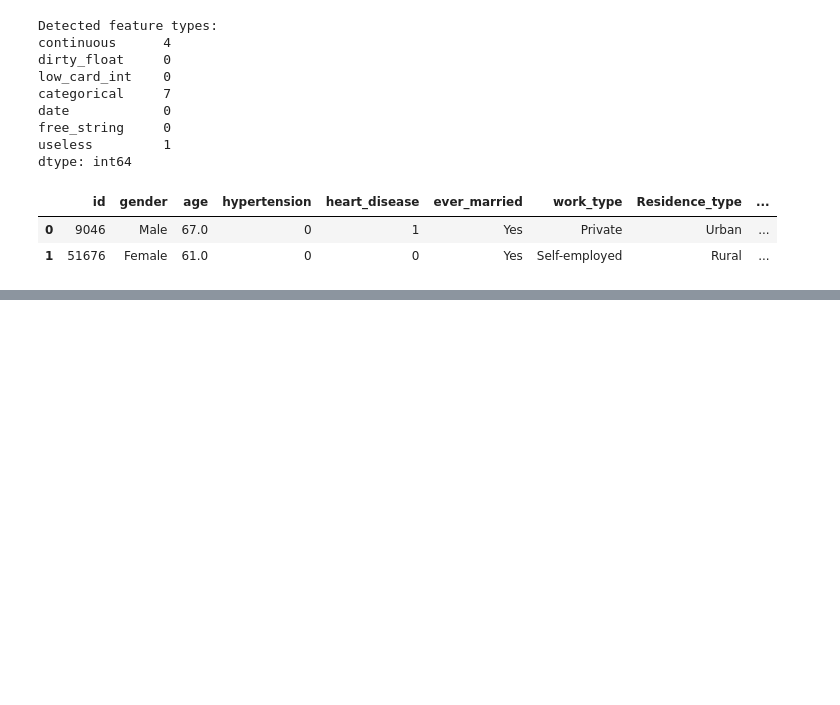
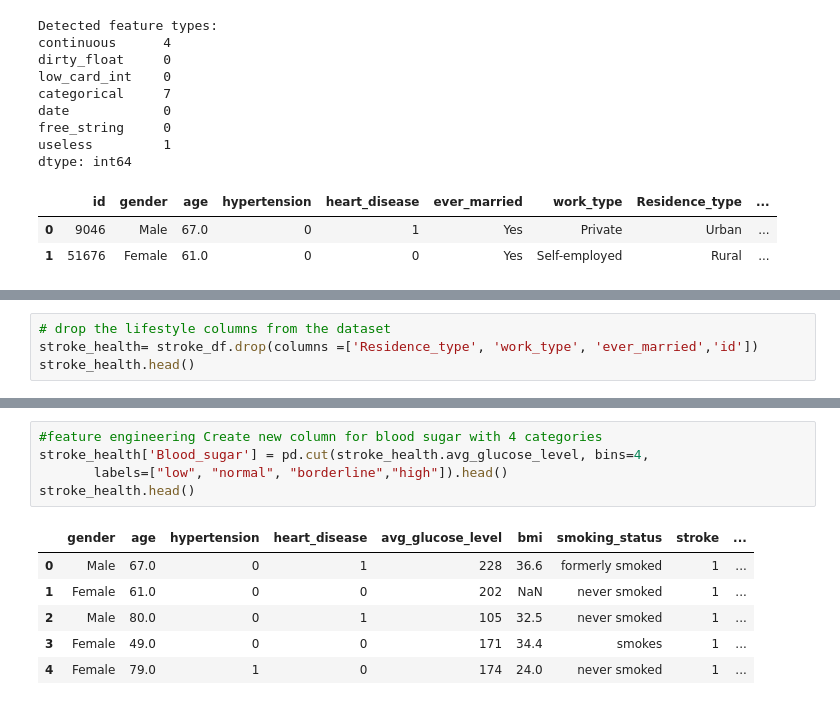
Before and after one commit to EBelekanich/Stroke-Prediction, a Jupyter notebook: Stroke-Prediction-checkpoint.ipynb, the cells around one changed output, grey strips where cells are left out. Drawn from its saved outputs; the diff is of its cells as text; blank space fills up the shorter version.

Commit message:
Add files via upload
-removed the lifestyle columns
-avg glucose had wide range created new column blood sugar
-partitioned the dataset

```diff
--- a/Stroke-Prediction-checkpoint.ipynb
+++ b/Stroke-Prediction-checkpoint.ipynb
@@ -247,2 +247,6 @@ Linear Discriminant Analysis training set score: 0.500
 [figure]
 [figure]
+# %%
+# drop the lifestyle columns from the dataset
+stroke_health= stroke_df.drop(columns =['Residence_type', 'work_type', 'ever_married','id'])
+stroke_health.head()
@@ -248,0 +260,12 @@ Linear Discriminant Analysis training set score: 0.500
+# %%
+#feature engineering Create new column for blood sugar with 4 categories
+stroke_health['Blood_sugar'] = pd.cut(stroke_health.avg_glucose_level, bins=4,
+       labels=["low", "normal", "borderline","high"]).head()
+stroke_health.head()
+# %% [output]
+|  | gender | age | hypertension | heart_disease | avg_glucose_level | bmi | smoking_status | stroke | ... |
+| 0 | Male | 67.0 | 0 | 1 | 228 | 36.6 | formerly smoked | 1 | ... |
+| 1 | Female | 61.0 | 0 | 0 | 202 | NaN | never smoked | 1 | ... |
+| 2 | Male | 80.0 | 0 | 1 | 105 | 32.5 | never smoked | 1 | ... |
+| 3 | Female | 49.0 | 0 | 0 | 171 | 34.4 | smokes | 1 | ... |
+| 4 | Female | 79.0 | 1 | 0 | 174 | 24.0 | never smoked | 1 | ... |
```
Also changed, not shown: parts of 3 cells of this notebook.
